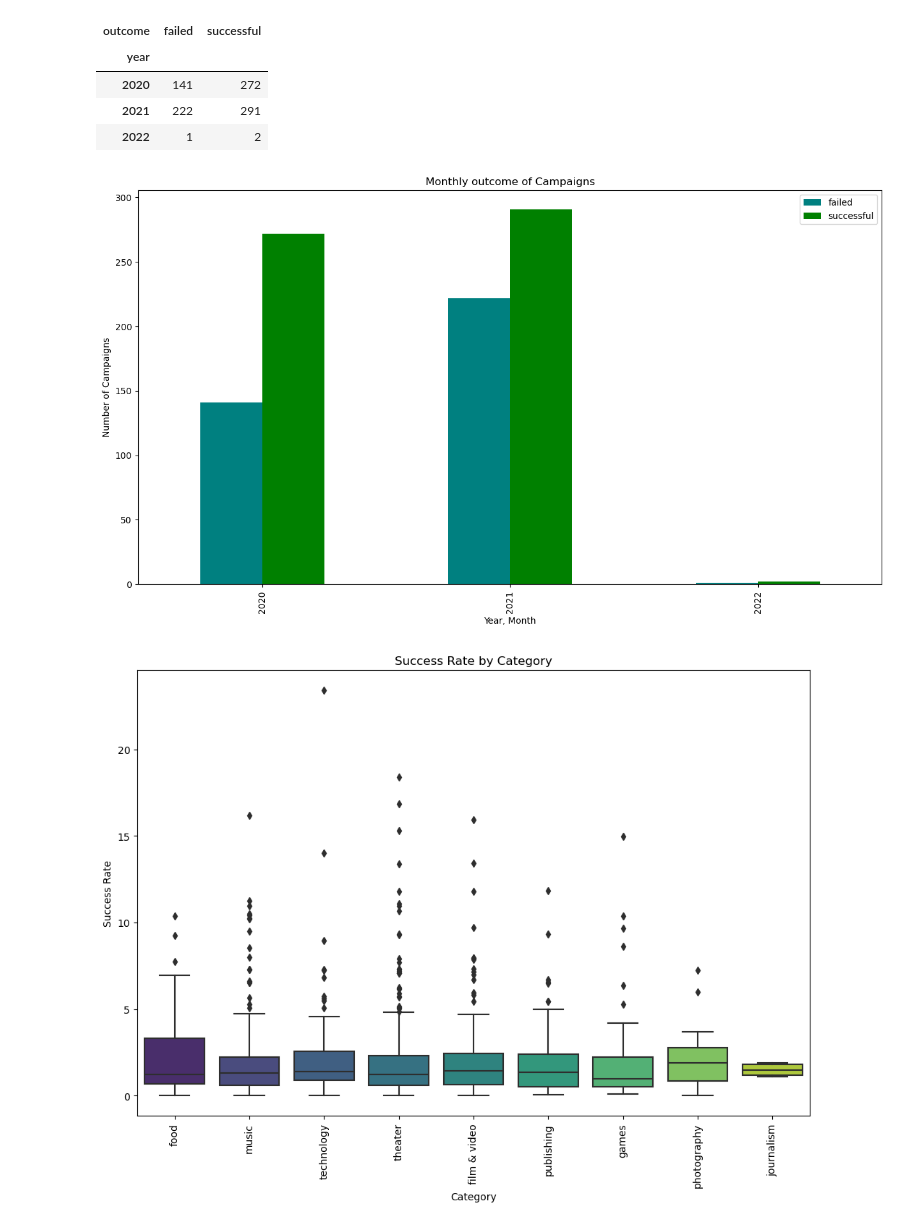
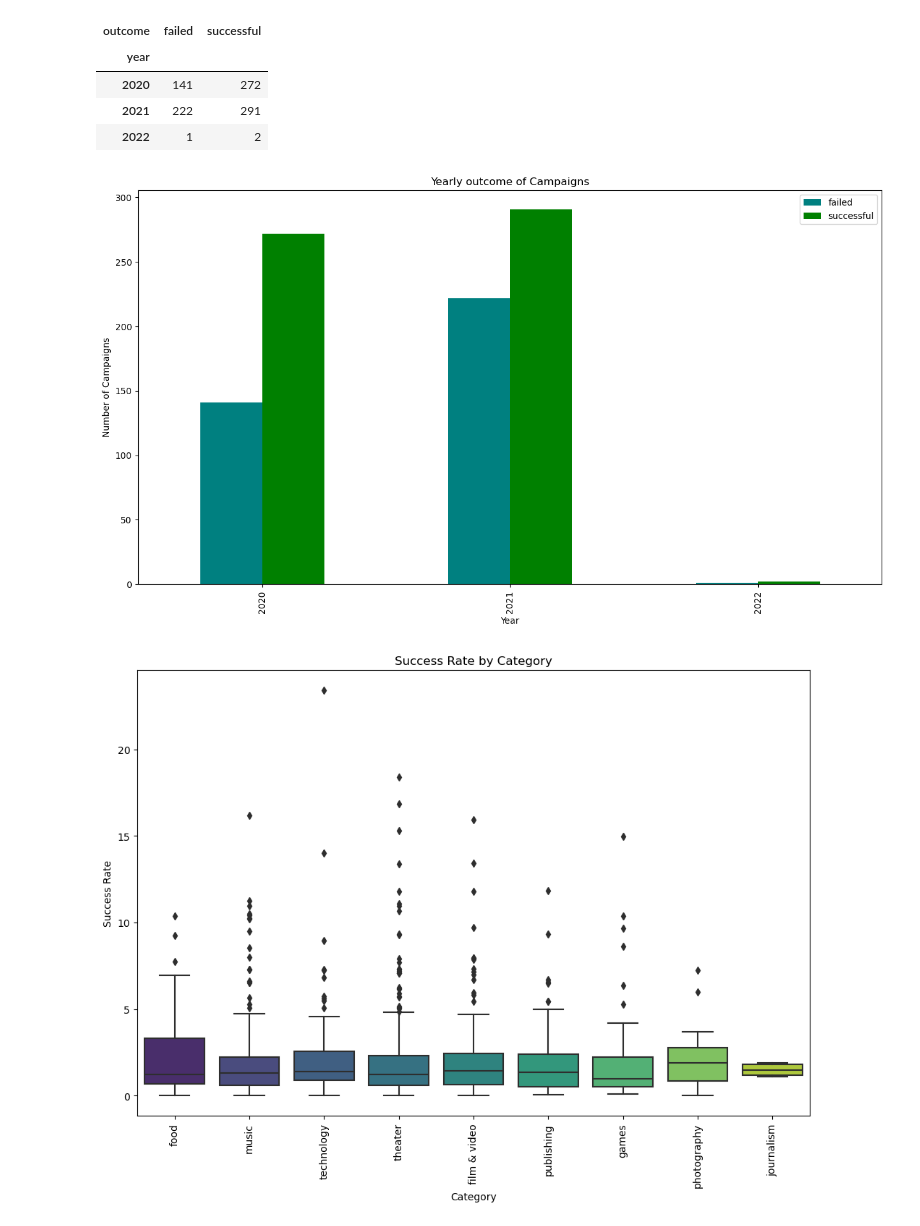
Before and after one commit to Isbelis/Crowdfunding_ETL, a Jupyter notebook: ANALYSIS_Group16-ICastroversion2.ipynb, the cells around one changed output. Cells and saved outputs as stored; diff of their text form; code cells hidden in the pictures.

```diff
--- a/ANALYSIS_Group16-ICastroversion2.ipynb
+++ b/ANALYSIS_Group16-ICastroversion2.ipynb
@@ -375,7 +391,7 @@ month                     int32
 dtype: object
 # %%
 # Add a column to calculate the success rate
-success_df['success_rate'] =success_df['pledged'] /success_df['goal']
+success_df.loc[:, 'success_rate'] = success_df['pledged'] / success_df['goal']
 success_df.head()
 # %% [output]
 A value is trying to be set on a copy of a slice from a DataFrame.
@@ -425,15 +441,15 @@ year_outcome.head()
 # %%
 # Plotting the yearly outcome of campaigns
 fig, ax = plt.subplots()
 year_outcome.plot(kind='bar', ax=ax, figsize=(15, 8), color=('teal','green'))
-plt.title('Monthly outcome of Campaigns')
-plt.xlabel('Year, Month')
+plt.title('Yearly outcome of Campaigns')
+plt.xlabel('Year')
 ax.legend(["failed","successful"])
 plt.ylabel('Number of Campaigns')
-plt.savefig('output/monthly_outcome_of_campaigns.png')
+plt.savefig('output/yearly_outcome_of_campaigns.png')
 plt.show()
 # %% [output]
-[figure, old version]
+[figure, new version]
 # %%
 # Boxplot of Success Rate by Category
 plt.figure(figsize=(12, 8))
```
Also changed, not shown: parts of 10 cells of this notebook, 12 other files.
